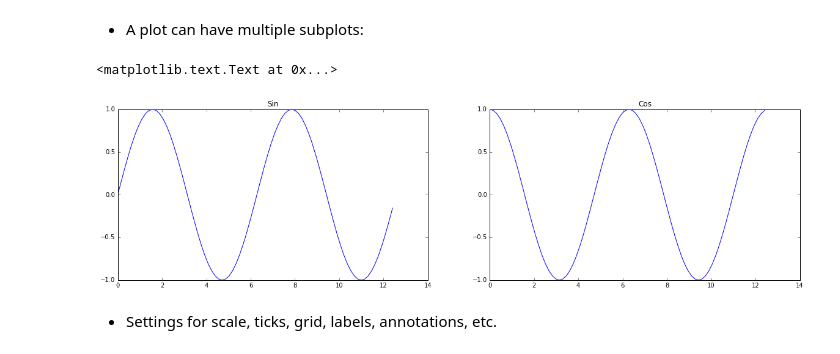
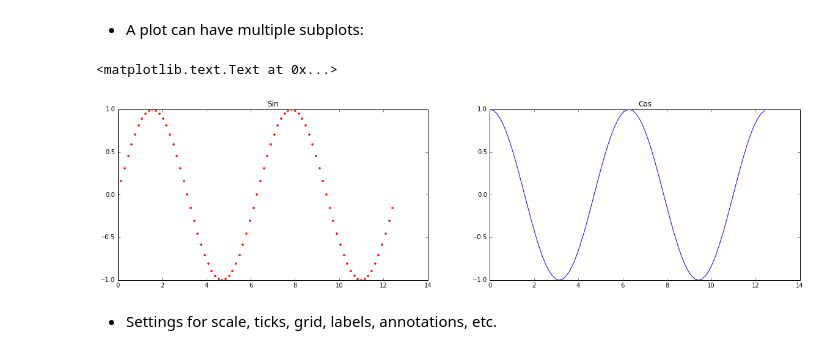
Before and after one commit to ericspod/Python-Talk, a Jupyter notebook: Presentation.ipynb, the cells around one changed output. Saved outputs shown, nothing was run; the diff lists cells and outputs as text; code cells hidden in the pictures.

```diff
--- a/Presentation.ipynb
+++ b/Presentation.ipynb
@@ -1074,16 +1085,16 @@ Figure(480x320) Axes(0.125,0.125;0.775x0.775)
 # %%
 plt.figure(figsize=(20,5)) # 12x6 inch plots
 
-plt.subplot(121) # 1 row, 2 colums, plot 1
-plt.plot(x,np.sin(x),label='sin(x)')
+plt.subplot(121) # 1 row, 2 columns, plot 1
+plt.plot(x,np.sin(x),'r.',label='sin(x)') # r. means red dots
 plt.title('Sin')
 
-plt.subplot(122)  # 1 row, 2 colums, plot 2
-plt.plot(x,np.cos(x),label='cos(x)')
+plt.subplot(122)  # 1 row, 2 columns, plot 2
+plt.plot(x,np.cos(x),'b-',label='cos(x)') # b- means blue line
 plt.title('Cos')
 # %% [output]
 <matplotlib.text.Text at 0x...>
-[figure, old version]
+[figure, new version]
 # %% [markdown]
  * Settings for scale, ticks, grid, labels, annotations, etc.
 # %%
```
Also changed, not shown: parts of 11 cells of this notebook.
